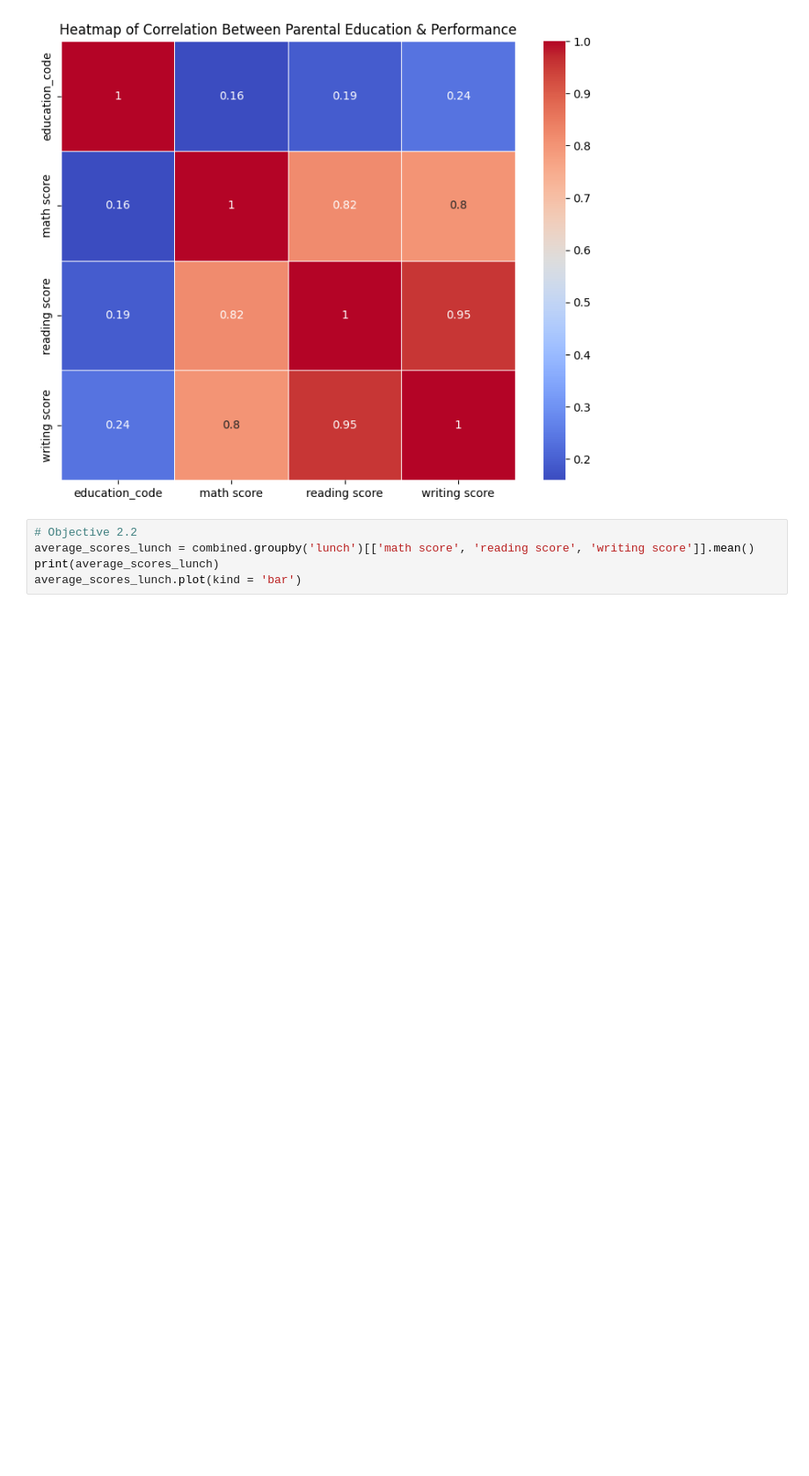
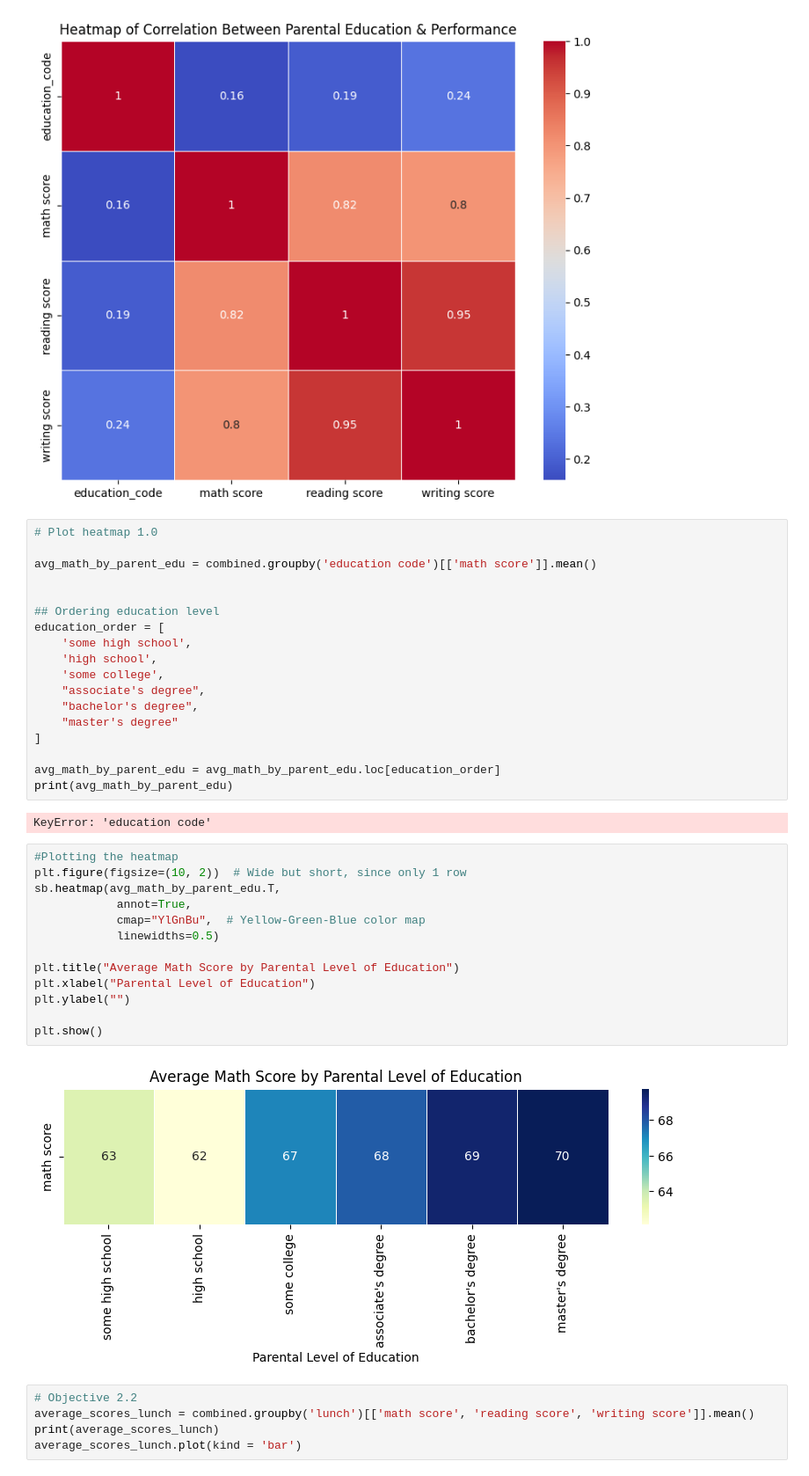
Before and after one commit to timothy-87/Group-1-Tasks, a Jupyter notebook: student_performance.ipynb, the cells around one changed output. Shown at 88% size. Saved outputs shown, nothing was run; the diff lists cells and outputs as text; blank space fills up the shorter version.

Commit message:
Plotting heatmap to include parental level of education

```diff
--- a/student_performance.ipynb
+++ b/student_performance.ipynb
@@ -172,6 +172,41 @@ plt.title("Heatmap of Correlation Between Parental Education & Performance")
 plt.show()
 # %% [output]
 [figure]
+# %%
+# Plot heatmap 1.0
+
+avg_math_by_parent_edu = combined.groupby('education code')[['math score']].mean()
+
+
+## Ordering education level
+education_order = [
+    'some high school',
+    'high school',
+    'some college',
+    "associate's degree",
+    "bachelor's degree",
+    "master's degree"
+]
+
+avg_math_by_parent_edu = avg_math_by_parent_edu.loc[education_order]
+print(avg_math_by_parent_edu)
+# %% [output]
+KeyError: 'education code'
+# %%
+#Plotting the heatmap
+plt.figure(figsize=(10, 2))  # Wide but short, since only 1 row
+sb.heatmap(avg_math_by_parent_edu.T,
+            annot=True,
+            cmap="YlGnBu",  # Yellow-Green-Blue color map
+            linewidths=0.5)
+
+plt.title("Average Math Score by Parental Level of Education")
+plt.xlabel("Parental Level of Education")
+plt.ylabel("")
+
+plt.show()
+# %% [output]
+[figure, added]
 # %%
 # Objective 2.2
 average_scores_lunch = combined.groupby('lunch')[['math score', 'reading score', 'writing score']].mean()
```
Also changed, not shown: parts of 2 cells of this notebook.
